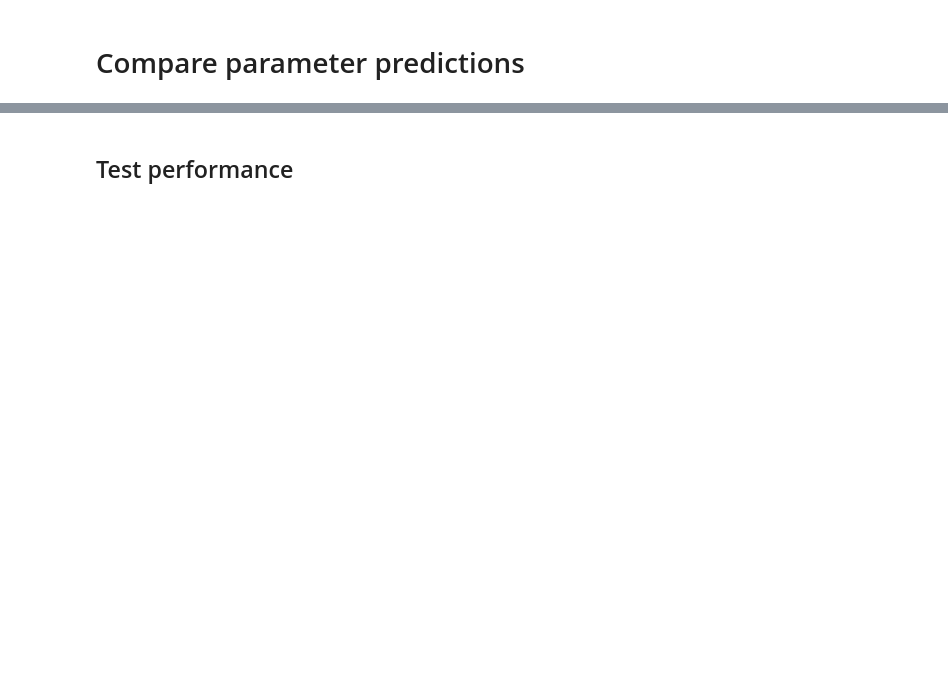
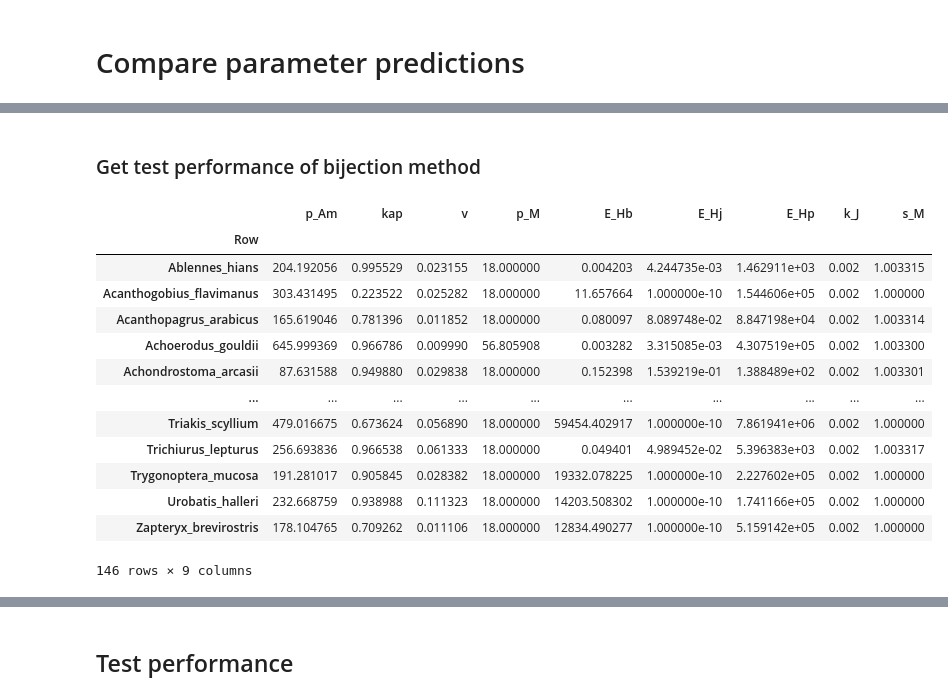
Before and after one commit to diogo-f-oliveira/DEB_ML_Init, a Jupyter notebook: notebooks/Evaluate ML models.ipynb, the cells around one changed output, grey strips where cells are left out. Saved outputs shown, nothing was run; the diff lists cells and outputs as text; code cells hidden in the pictures; blank space fills up the shorter version.

```diff
--- a/notebooks/Evaluate ML models.ipynb
+++ b/notebooks/Evaluate ML models.ipynb
@@ -288,0 +270,31 @@ Saved parameter predictions for model MLP in ../results/parameter_predictions/ML
+# %% [markdown]
+### Get test performance of bijection method
+# %%
+bijection_pars_df = pd.read_csv('../results/parameter_predictions/BijectionMethod_predictions.csv', index_col=0)
+bijection_test_pred_df = pd.DataFrame(index=bijection_pars_df[bijection_pars_df['data_split'] == 'test'].index, columns=PARAMETER_COLS)
+#bijection_test_pred_df['s_M'] = bijection_test_pred_df['s_M'].astype(float)
+bijection_test_pred_df['s_M'] = bijection_test_pred_df['s_M'].astype(float).fillna(1)
+for col in PARAMETER_COLS:
+    if col in bijection_pars_df.columns:
+        bijection_test_pred_df[col] = bijection_pars_df[col]
+bijection_test_pred_df['p_Am'] = bijection_pars_df['z'] * bijection_pars_df['p_M'] / bijection_pars_df['kap']
+# Avoid zero values so that metrics do not throw errors. These species do not have the parameter 'E_Hj', so they will not be counted
+bijection_test_pred_df.loc[bijection_test_pred_df['E_Hj'] == 0, 'E_Hj'] = 1e-10
+# Remove species with negative parameter values
+bijection_test_pred_df = bijection_test_pred_df[(bijection_test_pred_df > 0).all(axis=1)]
+bijection_test_pred_df
+# %% [output]
+|  | p_Am | kap | v | p_M | E_Hb | E_Hj | E_Hp | k_J | s_M |
+| Row |  |  |  |  |  |  |  |  |  |
+| Ablennes_hians | 204.192056 | 0.995529 | 0.023155 | 18.000000 | 0.004203 | 4.244735e-03 | 1.462911e+03 | 0.002 | 1.003315 |
+| Acanthogobius_flavimanus | 303.431495 | 0.223522 | 0.025282 | 18.000000 | 11.657664 | 1.000000e-10 | 1.544606e+05 | 0.002 | 1.000000 |
+| Acanthopagrus_arabicus | 165.619046 | 0.781396 | 0.011852 | 18.000000 | 0.080097 | 8.089748e-02 | 8.847198e+04 | 0.002 | 1.003314 |
+| Achoerodus_gouldii | 645.999369 | 0.966786 | 0.009990 | 56.805908 | 0.003282 | 3.315085e-03 | 4.307519e+05 | 0.002 | 1.003300 |
+| Achondrostoma_arcasii | 87.631588 | 0.949880 | 0.029838 | 18.000000 | 0.152398 | 1.539219e-01 | 1.388489e+02 | 0.002 | 1.003301 |
+| ... | ... | ... | ... | ... | ... | ... | ... | ... | ... |
+| Triakis_scyllium | 479.016675 | 0.673624 | 0.056890 | 18.000000 | 59454.402917 | 1.000000e-10 | 7.861941e+06 | 0.002 | 1.000000 |
+| Trichiurus_lepturus | 256.693836 | 0.966538 | 0.061333 | 18.000000 | 0.049401 | 4.989452e-02 | 5.396383e+03 | 0.002 | 1.003317 |
+| Trygonoptera_mucosa | 191.281017 | 0.905845 | 0.028382 | 18.000000 | 19332.078225 | 1.000000e-10 | 2.227602e+05 | 0.002 | 1.000000 |
+| Urobatis_halleri | 232.668759 | 0.938988 | 0.111323 | 18.000000 | 14203.508302 | 1.000000e-10 | 1.741166e+05 | 0.002 | 1.000000 |
+| Zapteryx_brevirostris | 178.104765 | 0.709262 | 0.011106 | 18.000000 | 12834.490277 | 1.000000e-10 | 5.159142e+05 | 0.002 | 1.000000 |
+146 rows × 9 columns
```
Also changed, not shown: parts of 25 cells of this notebook.
